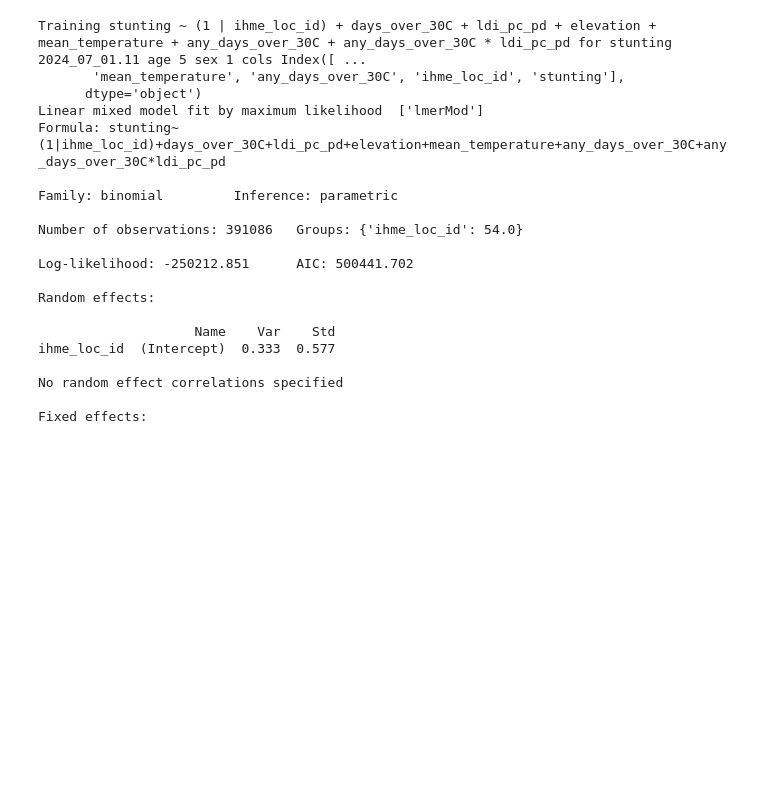
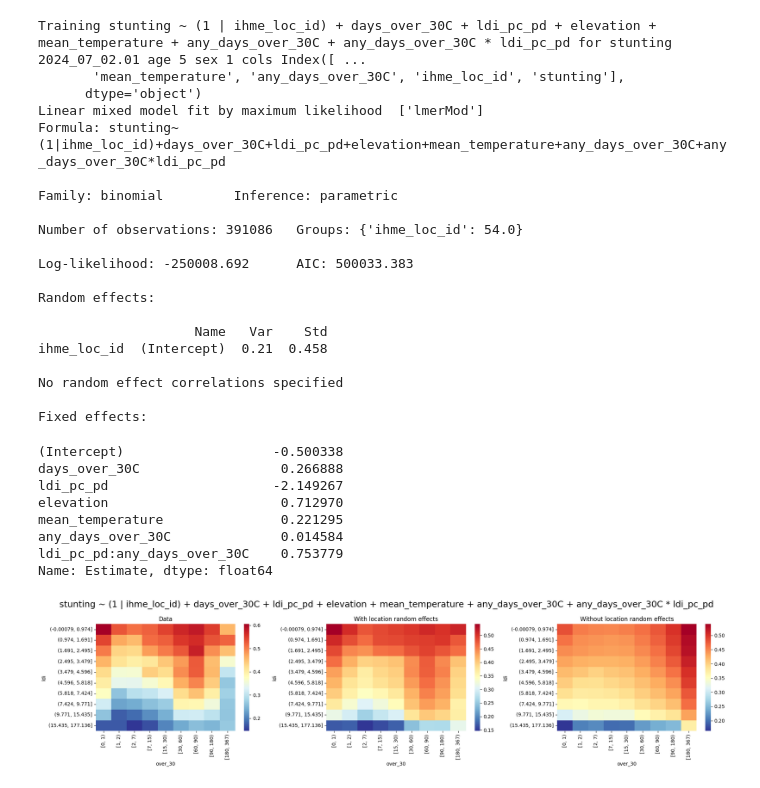
Before and after one commit to ihmeuw/rra-climate-health, a Jupyter notebook: notebooks/2024_06_30_model_training.ipynb, the cells around one changed output. Drawn from its saved outputs; the diff is of its cells as text; code cells hidden in the pictures; blank space fills up the shorter version.

```diff
--- a/notebooks/2024_06_30_model_training.ipynb
+++ b/notebooks/2024_06_30_model_training.ipynb
@@ -34,7 +34,7 @@ prepare_model_version(model_spec_path)
 # %%
 output_root = Path(DEFAULT_ROOT)
 measure = 'stunting'
-model_version = '2024_07_01.11'
+model_version = '2024_07_02.01'
 age_group_id = 5
 sex_id = 1
 # %%
@@ -75,7 +75,7 @@ if len(model.warnings) > 0:
 model.var_info = var_info
 model.raw_data = raw_df
 # %% [output]
-Training stunting ~ (1 | ihme_loc_id) + days_over_30C + ldi_pc_pd + elevation + mean_temperature + any_days_over_30C + any_days_over_30C * ldi_pc_pd for stunting 2024_07_01.11 age 5 sex 1 cols Index([ ...
+Training stunting ~ (1 | ihme_loc_id) + days_over_30C + ldi_pc_pd + elevation + mean_temperature + any_days_over_30C + any_days_over_30C * ldi_pc_pd for stunting 2024_07_02.01 age 5 sex 1 cols Index([ ...
        'mean_temperature', 'any_days_over_30C', 'ihme_loc_id', 'stunting'],
       dtype='object')
 Linear mixed model fit by maximum likelihood  ['lmerMod']
@@ -85,21 +85,27 @@ Family: binomial         Inference: parametric
 
 Number of observations: 391086   Groups: {'ihme_loc_id': 54.0}
 
-Log-likelihood: -250212.851      AIC: 500441.702
+Log-likelihood: -250008.692      AIC: 500033.383
 
 Random effects:
 
-                    Name    Var    Std
-ihme_loc_id  (Intercept)  0.333  0.577
+                    Name   Var    Std
+ihme_loc_id  (Intercept)  0.21  0.458
 
 No random effect correlations specified
 
 Fixed effects:
 # %%
+import matplotlib.pyplot as plt
+import seaborn as sns
+
 def describe_model(m, fig_title):
+
     print(m.coefs['Estimate'])
-    df = model.data.copy()
-    df['over_30'] = pd.cut(df.days_over_30C * 366, [0, 1, 2, 7, 15, 30, 60, 90, 180, 367], right=False)
+    df = model.raw_data.copy()
+    tdf = model.data.copy()
+    df['fits'] = tdf['fits']
+    df['over_30'] = pd.cut(df.days_over_30C, [0, 1, 2, 7, 15, 30, 60, 90, 180, 367], right=False)
     df['ldi']  = pd.qcut(df.ldi_pc_pd, 10)
     df['pred'] = m.predict(m.design_matrix, use_rfx=False, verify_predictions=False)
 
@@ -116,7 +122,17 @@ def describe_model(m, fig_title):
     fig.tight_layout()
     plt.show()
 # %%
-describe_model(model, formula)
+describe_model(model, model_spec.lmer_formula)
+# %% [output]
+(Intercept)                   -0.500338
+days_over_30C                  0.266888
+ldi_pc_pd                     -2.149267
+elevation                      0.712970
+mean_temperature               0.221295
+any_days_over_30C              0.014584
+ldi_pc_pd:any_days_over_30C    0.753779
+Name: Estimate, dtype: float64
+[figure, added]
 # %%
 describe_model(model, formula)
 # %%
```
Also changed, not shown: parts of 1 cell of this notebook, 3 other files.
